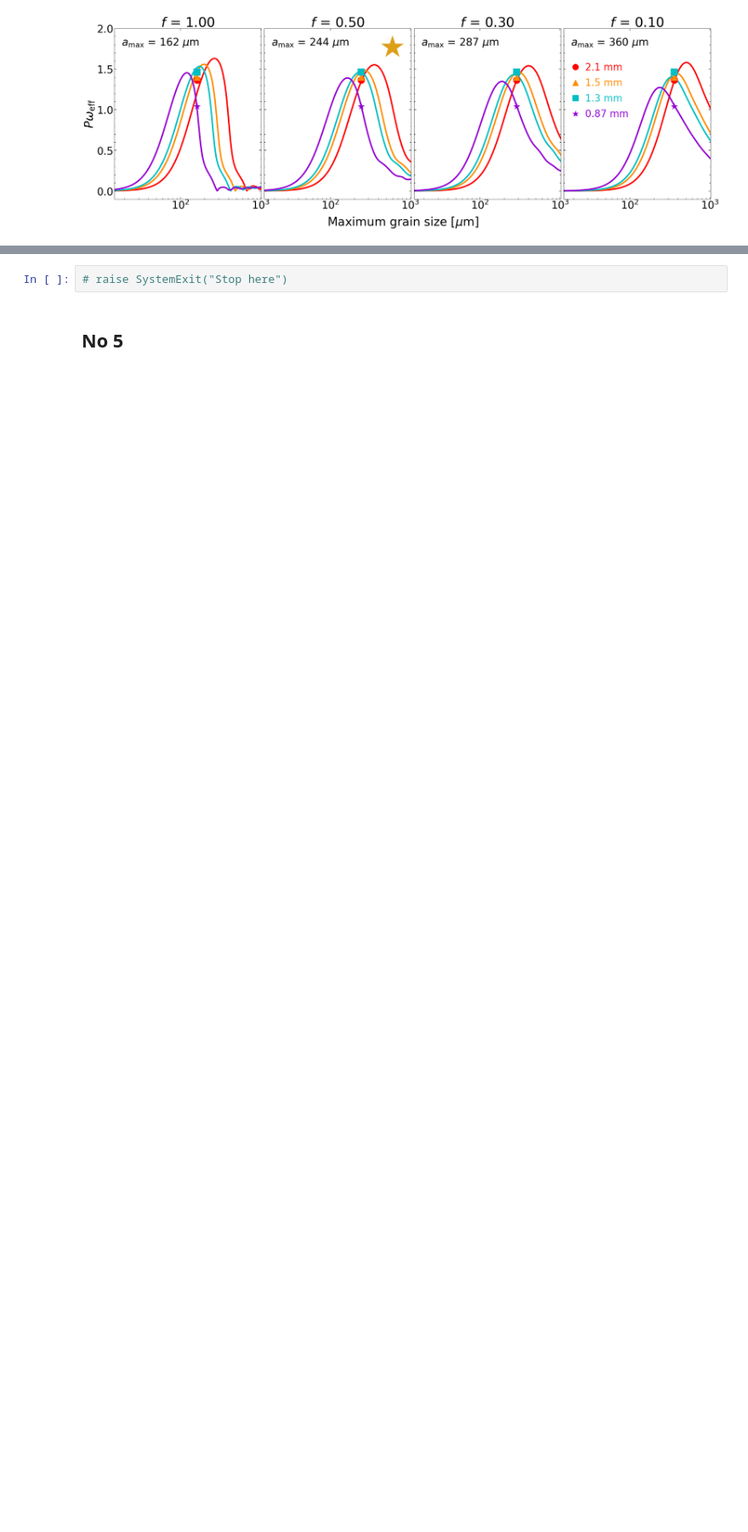
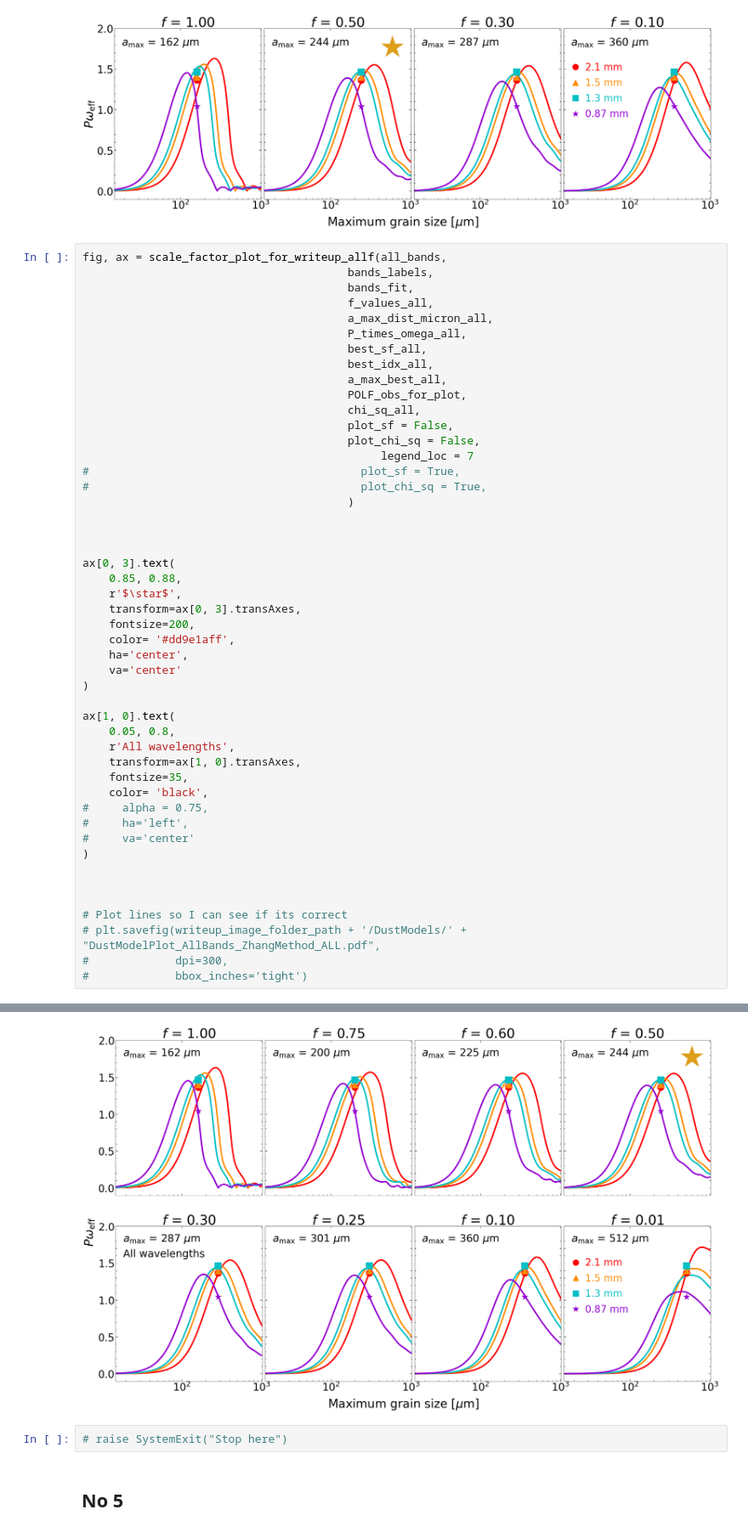
Before and after one commit to audreyburggraf/MastersThesis, a Jupyter notebook: PLOTTING C29 989/DUST MODEL NOTEBOOKS/SCALE_FACTOR_NOTEBOOKS/NEWEST_ScaleFactorGridPlot_ZHANG_METHOD_Plots_for_writeup.ipynb, the cells around one changed output, grey strips where cells are left out. Shown at 85% size. Saved outputs shown, nothing was run; the diff lists cells and outputs as text; blank space fills up the shorter version.

```diff
--- a/PLOTTING C29 989/DUST MODEL NOTEBOOKS/SCALE_FACTOR_NOTEBOOKS/NEWEST_ScaleFactorGridPlot_ZHANG_METHOD_Plots_for_writeup.ipynb
+++ b/PLOTTING C29 989/DUST MODEL NOTEBOOKS/SCALE_FACTOR_NOTEBOOKS/NEWEST_ScaleFactorGridPlot_ZHANG_METHOD_Plots_for_writeup.ipynb
@@ -504,3 +505,52 @@ plt.savefig(writeup_image_folder_path + '/DustModels/' + "DustModelPlot_AllBands
             bbox_inches='tight')
 # %% [output]
 [figure]
+# %%
+fig, ax = scale_factor_plot_for_writeup_allf(all_bands,
+                                        bands_labels,
+                                        bands_fit,
+                                        f_values_all,
+                                        a_max_dist_micron_all,
+                                        P_times_omega_all,
+                                        best_sf_all,
+                                        best_idx_all,
+                                        a_max_best_all,
+                                        POLF_obs_for_plot,
+                                        chi_sq_all,
+                                        plot_sf = False,
+                                        plot_chi_sq = False,
+                                             legend_loc = 7
+#                                         plot_sf = True,
+#                                         plot_chi_sq = True,
+                                        )
+
+
+
+ax[0, 3].text(
+    0.85, 0.88,
+    r'$\star$',
+    transform=ax[0, 3].transAxes,
+    fontsize=200,
+    color= '#dd9e1aff',
+    ha='center',
+    va='center'
+)
+
+ax[1, 0].text(
+    0.05, 0.8,
+    r'All wavelengths',
+    transform=ax[1, 0].transAxes,
+    fontsize=35,
+    color= 'black',
+#     alpha = 0.75,
+#     ha='left',
+#     va='center'
+)
+
+
+
+# Plot lines so I can see if its correct
+# plt.savefig(writeup_image_folder_path + '/DustModels/' + "DustModelPlot_AllBands_ZhangMethod_ALL.pdf",
+#             dpi=300,
+#             bbox_inches='tight')
+# %% [output]
@@ -507,3 +558,4 @@ plt.savefig(writeup_image_folder_path + '/DustModels/' + "DustModelPlot_AllBands
+[figure, added]
 # %%
 # raise SystemExit("Stop here")
 # %% [markdown]
```
Also changed, not shown: parts of 4 cells of this notebook, 10 other files.
